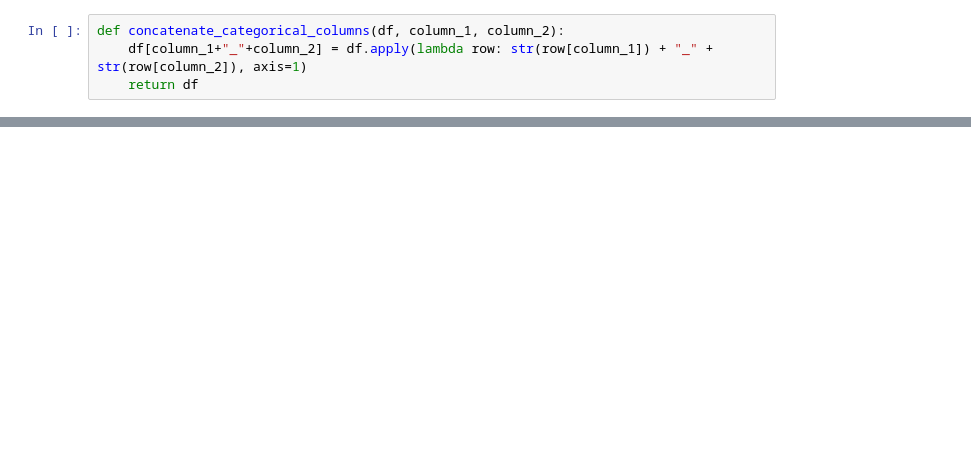
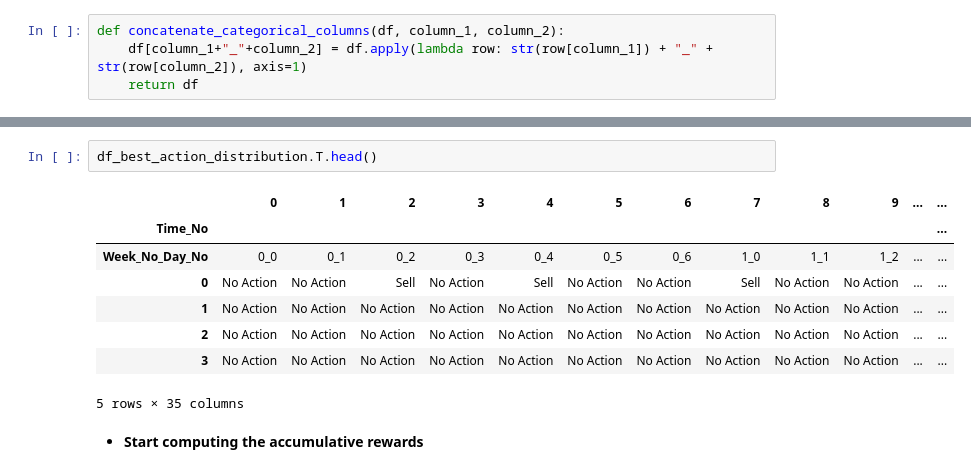
Before and after one commit to lornjhinn-git/reinforcement-learning, a Jupyter notebook: project-2/analysis.ipynb, the cells around one changed output, grey strips where cells are left out. Drawn from its saved outputs; the diff is of its cells as text; blank space fills up the shorter version.

Commit message:
1. Add test evaluation for trained SARSA 2. Minor modified on returning more dataframe in preprocessing function

```diff
--- a/project-2/analysis.ipynb
+++ b/project-2/analysis.ipynb
@@ -210,0 +227,13 @@ No artists with labels found to put in legend.  Note that artists whose label st
+# %%
+df_best_action_distribution.T.head()
+# %% [output]
+|  | 0 | 1 | 2 | 3 | 4 | 5 | 6 | 7 | 8 | 9 | ... | ... |
+| Time_No |  |  |  |  |  |  |  |  |  |  |  | ... |
+| Week_No_Day_No | 0_0 | 0_1 | 0_2 | 0_3 | 0_4 | 0_5 | 0_6 | 1_0 | 1_1 | 1_2 | ... | ... |
+| 0 | No Action | No Action | Sell | No Action | Sell | No Action | No Action | Sell | No Action | No Action | ... | ... |
+| 1 | No Action | No Action | No Action | No Action | No Action | No Action | No Action | No Action | No Action | No Action | ... | ... |
+| 2 | No Action | No Action | No Action | No Action | No Action | No Action | No Action | No Action | No Action | No Action | ... | ... |
+| 3 | No Action | No Action | No Action | No Action | No Action | No Action | No Action | No Action | No Action | No Action | ... | ... |
+5 rows × 35 columns
+# %% [markdown]
+- **Start computing the accumulative rewards**
```
Also changed, not shown: parts of 27 cells of this notebook, 2 other files.
